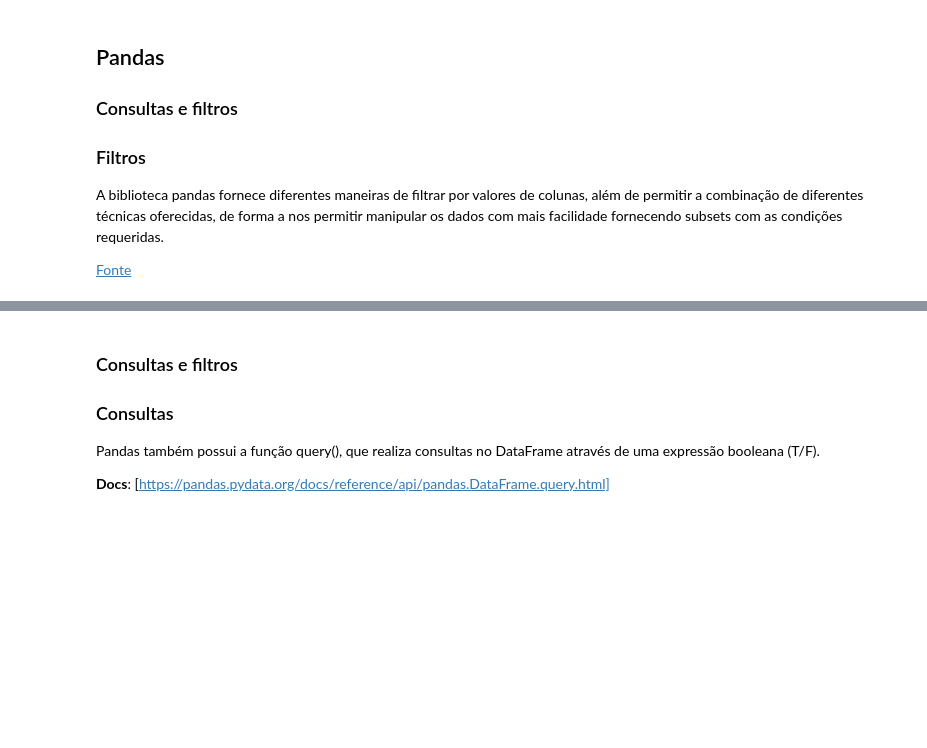
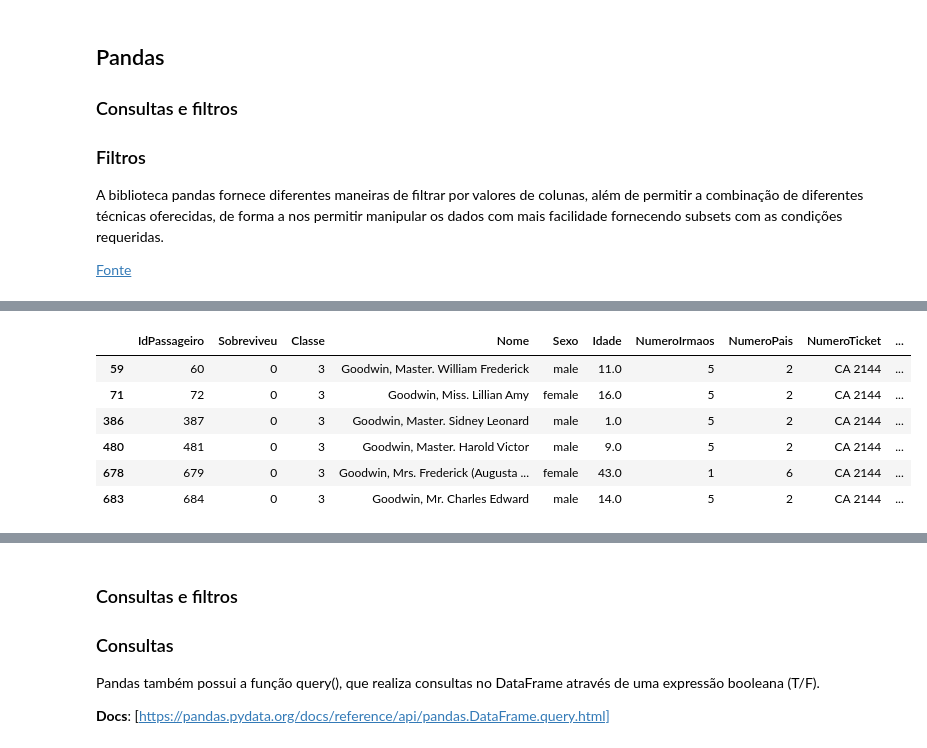
Before and after one commit to reprograma/on26-python-s12-pandas-numpy-II, a Jupyter notebook: material/aula_s12.ipynb, the cells around one changed output, grey strips where cells are left out. Cells and saved outputs as stored; diff of their text form; code cells hidden in the pictures; blank space fills up the shorter version.

```diff
--- a/material/aula_s12.ipynb
+++ b/material/aula_s12.ipynb
@@ -139,3 +189,13 @@ df_filtrado.shape
+# %%
+df_filtrado
+# %% [output]
+|  | IdPassageiro | Sobreviveu | Classe | Nome | Sexo | Idade | NumeroIrmaos | NumeroPais | NumeroTicket | ... |
+| 59 | 60 | 0 | 3 | Goodwin, Master. William Frederick | male | 11.0 | 5 | 2 | CA 2144 | ... |
+| 71 | 72 | 0 | 3 | Goodwin, Miss. Lillian Amy | female | 16.0 | 5 | 2 | CA 2144 | ... |
+| 386 | 387 | 0 | 3 | Goodwin, Master. Sidney Leonard | male | 1.0 | 5 | 2 | CA 2144 | ... |
+| 480 | 481 | 0 | 3 | Goodwin, Master. Harold Victor | male | 9.0 | 5 | 2 | CA 2144 | ... |
+| 678 | 679 | 0 | 3 | Goodwin, Mrs. Frederick (Augusta ... | female | 43.0 | 1 | 6 | CA 2144 | ... |
+| 683 | 684 | 0 | 3 | Goodwin, Mr. Charles Edward | male | 14.0 | 5 | 2 | CA 2144 | ... |
 # %%
 # Por último, utilizando a função isin()
 df_filtrado = df[df['PortoEmbarcacao'].isin(['Q'])]
```
Also changed, not shown: parts of 47 cells of this notebook, 2 other files.
